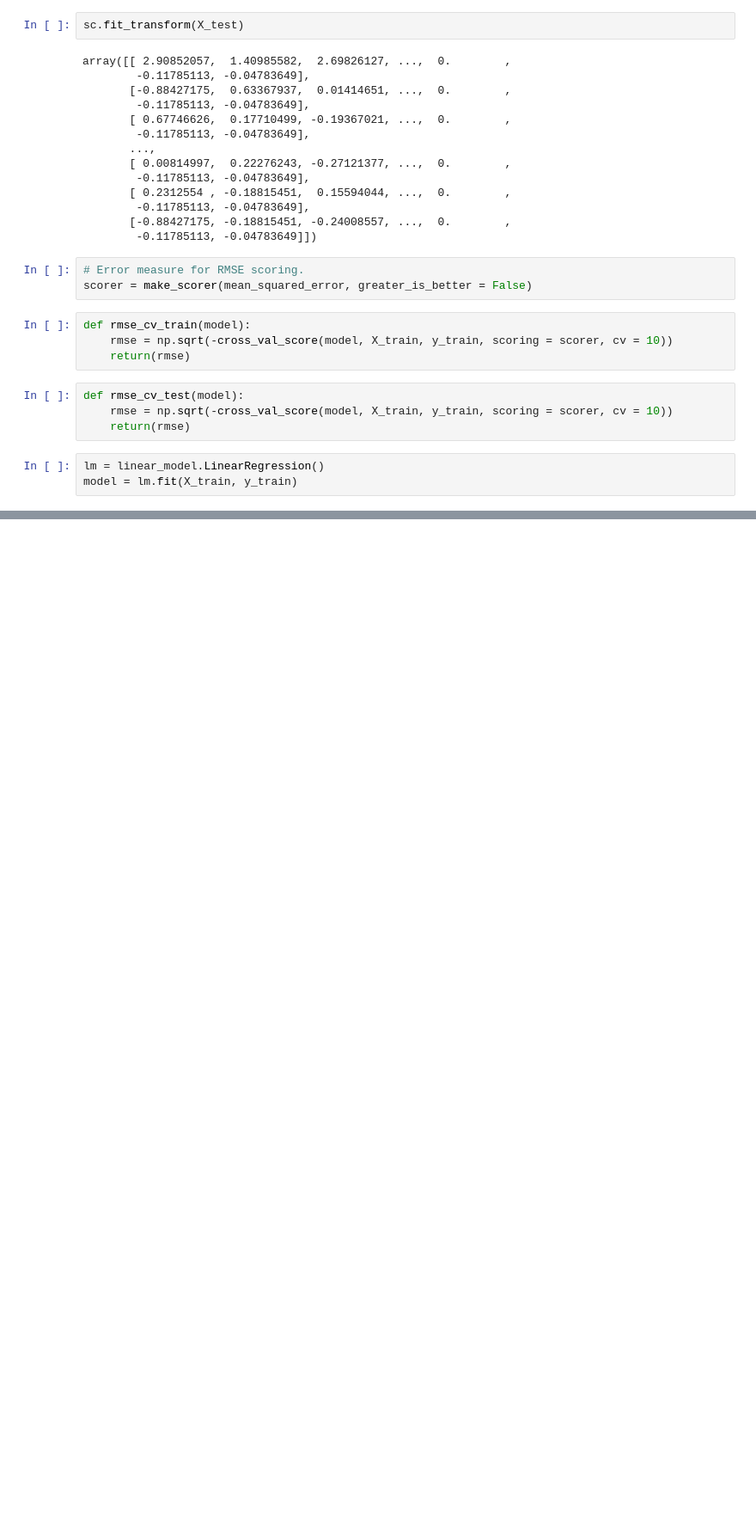
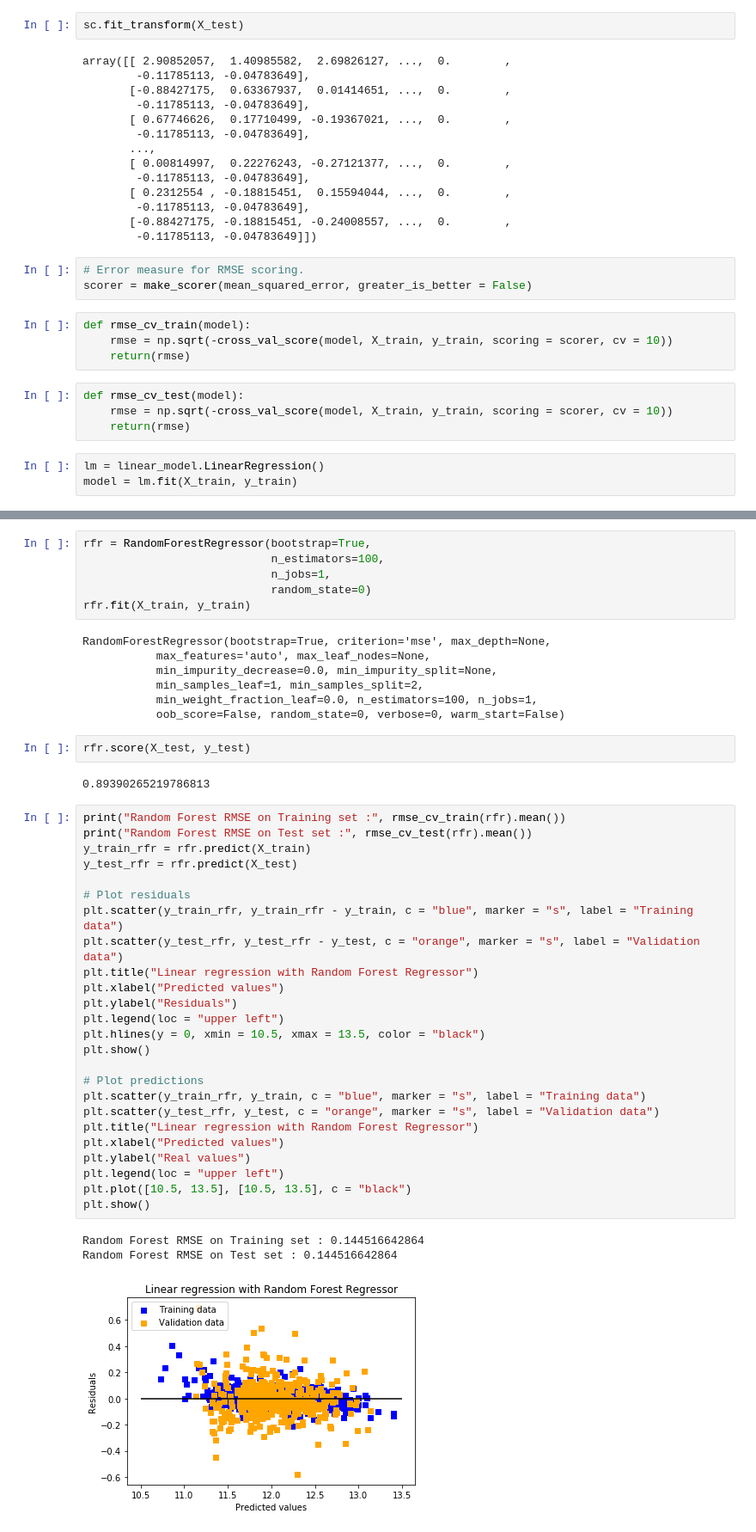
Before and after one commit to Andrew-Carl/House-Prices-Advanced-Regression-Techniques, a Jupyter notebook: Regression Models.ipynb, the cells around one changed output, grey strips where cells are left out. Shown at 86% size. Cells and saved outputs as stored; diff of their text form; blank space fills up the shorter version.

```diff
--- a/Regression Models.ipynb
+++ b/Regression Models.ipynb
@@ -136,0 +144,46 @@ RMSE on Test set : 0.126013606296
+# %%
+rfr = RandomForestRegressor(bootstrap=True,
+                            n_estimators=100,
+                            n_jobs=1,
+                            random_state=0)
+rfr.fit(X_train, y_train)
+# %% [output]
+RandomForestRegressor(bootstrap=True, criterion='mse', max_depth=None,
+           max_features='auto', max_leaf_nodes=None,
+           min_impurity_decrease=0.0, min_impurity_split=None,
+           min_samples_leaf=1, min_samples_split=2,
+           min_weight_fraction_leaf=0.0, n_estimators=100, n_jobs=1,
+           oob_score=False, random_state=0, verbose=0, warm_start=False)
+# %%
+rfr.score(X_test, y_test)
+# %% [output]
+0.89390265219786813
+# %%
+print("Random Forest RMSE on Training set :", rmse_cv_train(rfr).mean())
+print("Random Forest RMSE on Test set :", rmse_cv_test(rfr).mean())
+y_train_rfr = rfr.predict(X_train)
+y_test_rfr = rfr.predict(X_test)
+
+# Plot residuals
+plt.scatter(y_train_rfr, y_train_rfr - y_train, c = "blue", marker = "s", label = "Training data")
+plt.scatter(y_test_rfr, y_test_rfr - y_test, c = "orange", marker = "s", label = "Validation data")
+plt.title("Linear regression with Random Forest Regressor")
+plt.xlabel("Predicted values")
+plt.ylabel("Residuals")
+plt.legend(loc = "upper left")
+plt.hlines(y = 0, xmin = 10.5, xmax = 13.5, color = "black")
+plt.show()
+
+# Plot predictions
+plt.scatter(y_train_rfr, y_train, c = "blue", marker = "s", label = "Training data")
+plt.scatter(y_test_rfr, y_test, c = "orange", marker = "s", label = "Validation data")
+plt.title("Linear regression with Random Forest Regressor")
+plt.xlabel("Predicted values")
+plt.ylabel("Real values")
+plt.legend(loc = "upper left")
+plt.plot([10.5, 13.5], [10.5, 13.5], c = "black")
+plt.show()
+# %% [output]
+Random Forest RMSE on Training set : 0.144516642864
+Random Forest RMSE on Test set : 0.144516642864
+[figure, added]
```
Also changed, not shown: parts of 9 cells of this notebook.
